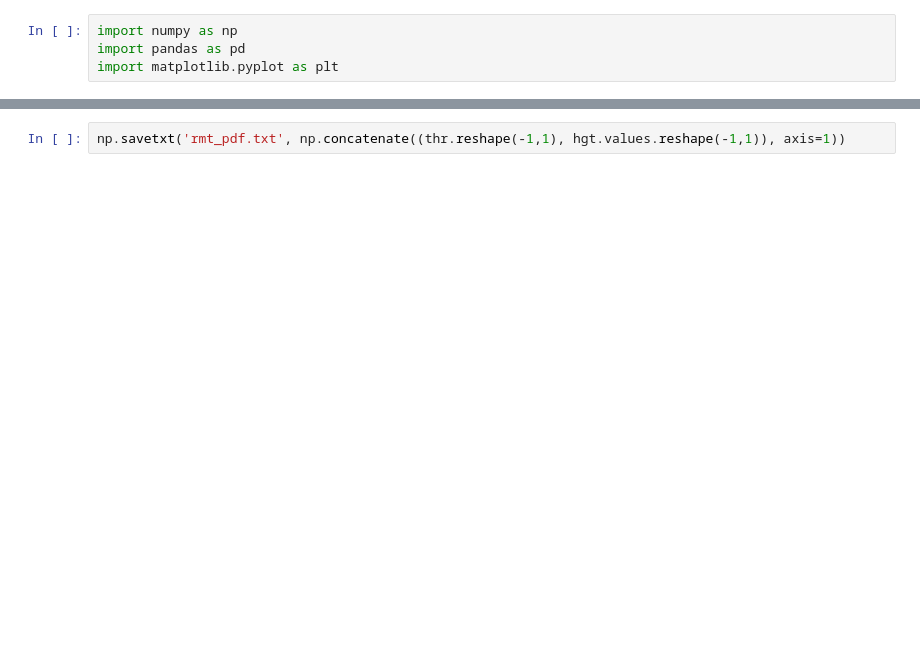
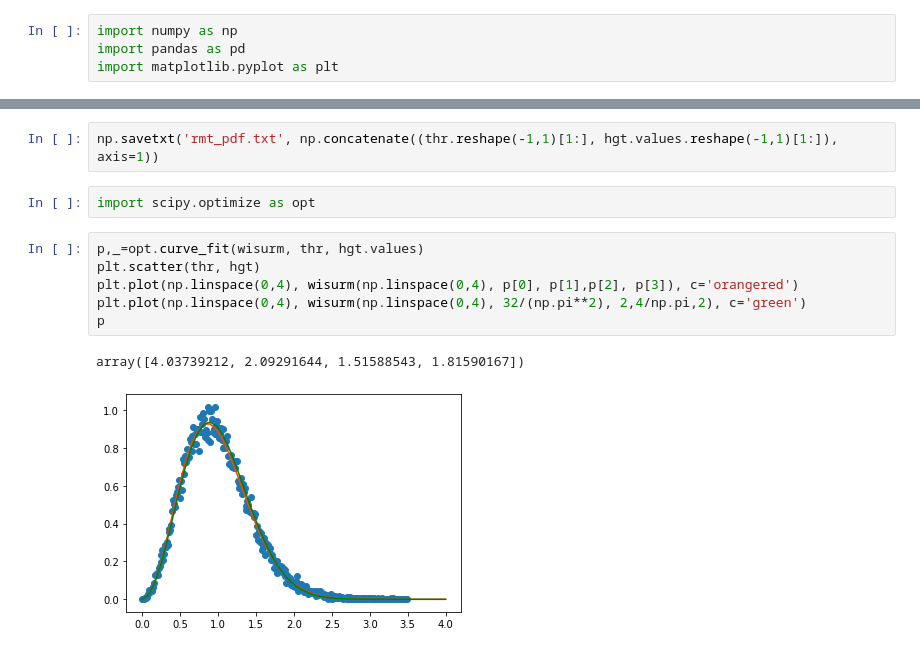
Before and after one commit to Schimmenti/QuantumInformationPoD, a Jupyter notebook: Exercise 5/RMT.ipynb, the cells around one changed output, grey strips where cells are left out. Drawn from its saved outputs; the diff is of its cells as text; blank space fills up the shorter version.

```diff
--- a/Exercise 5/RMT.ipynb
+++ b/Exercise 5/RMT.ipynb
@@ -23,2 +23,13 @@ plt.plot(thr, hgt)
 # %%
-np.savetxt('rmt_pdf.txt', np.concatenate((thr.reshape(-1,1), hgt.values.reshape(-1,1)), axis=1))
+np.savetxt('rmt_pdf.txt', np.concatenate((thr.reshape(-1,1)[1:], hgt.values.reshape(-1,1)[1:]), axis=1))
+# %%
+import scipy.optimize as opt
+# %%
+p,_=opt.curve_fit(wisurm, thr, hgt.values)
+plt.scatter(thr, hgt)
+plt.plot(np.linspace(0,4), wisurm(np.linspace(0,4), p[0], p[1],p[2], p[3]), c='orangered')
+plt.plot(np.linspace(0,4), wisurm(np.linspace(0,4), 32/(np.pi**2), 2,4/np.pi,2), c='green')
+p
+# %% [output]
+array([4.03739212, 2.09291644, 1.51588543, 1.81590167])
+[figure, added]
```
Also changed, not shown: parts of 3 cells of this notebook, 34 other files.
